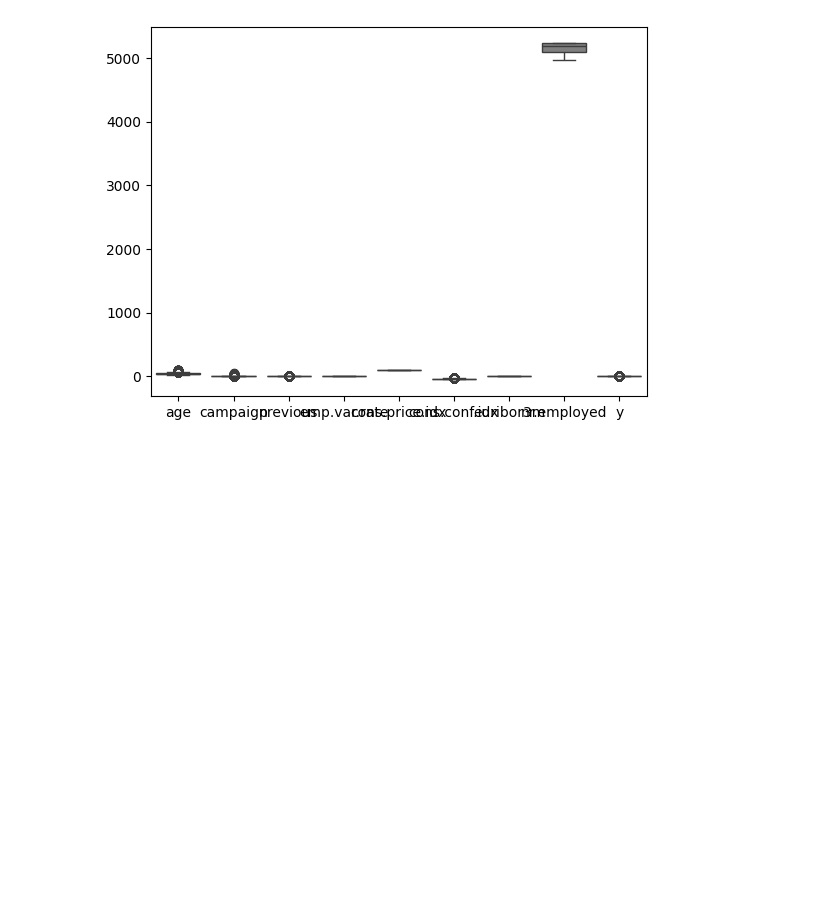
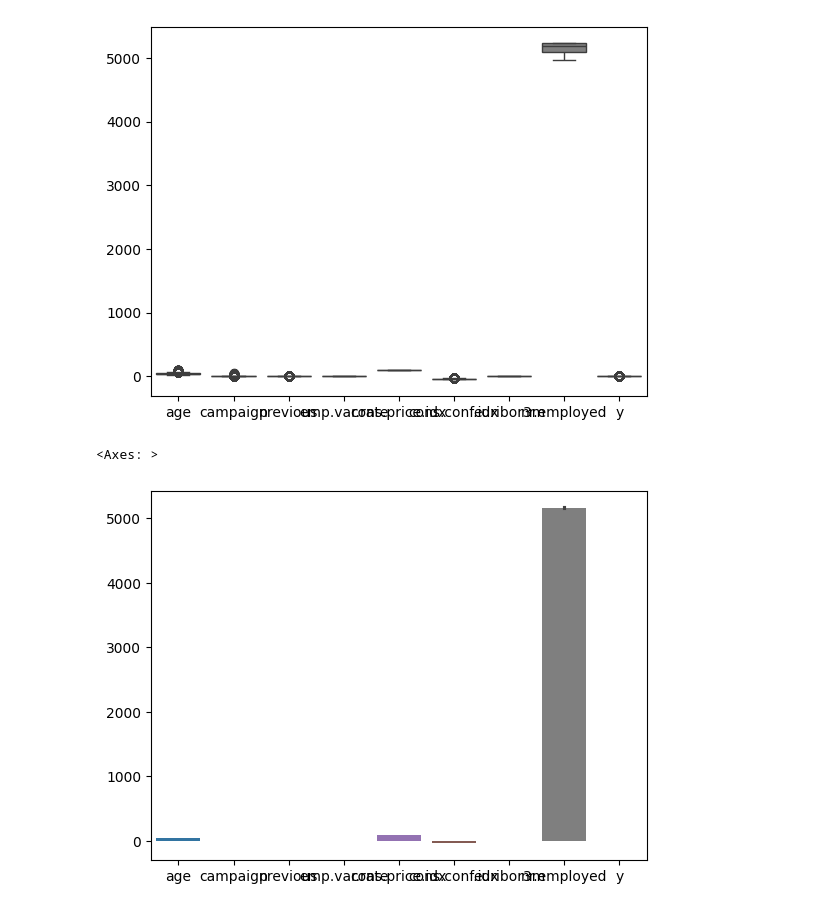
Before and after one commit to rzadrzi/deep-learning-pytorch, a Jupyter notebook: ANN/bank_marketing.ipynb, the cells around one changed output. Saved outputs shown, nothing was run; the diff lists cells and outputs as text; code cells hidden in the pictures; blank space fills up the shorter version.

```diff
--- a/ANN/bank_marketing.ipynb
+++ b/ANN/bank_marketing.ipynb
@@ -204,3 +204,8 @@ sns.boxplot(all_df_2)
 # %% [output]
 <Axes: >
 [figure]
+# %%
+sns.barplot(all_df_2)
+# %% [output]
+<Axes: >
+[figure, added]
```
Also changed, not shown: parts of 14 cells of this notebook.
